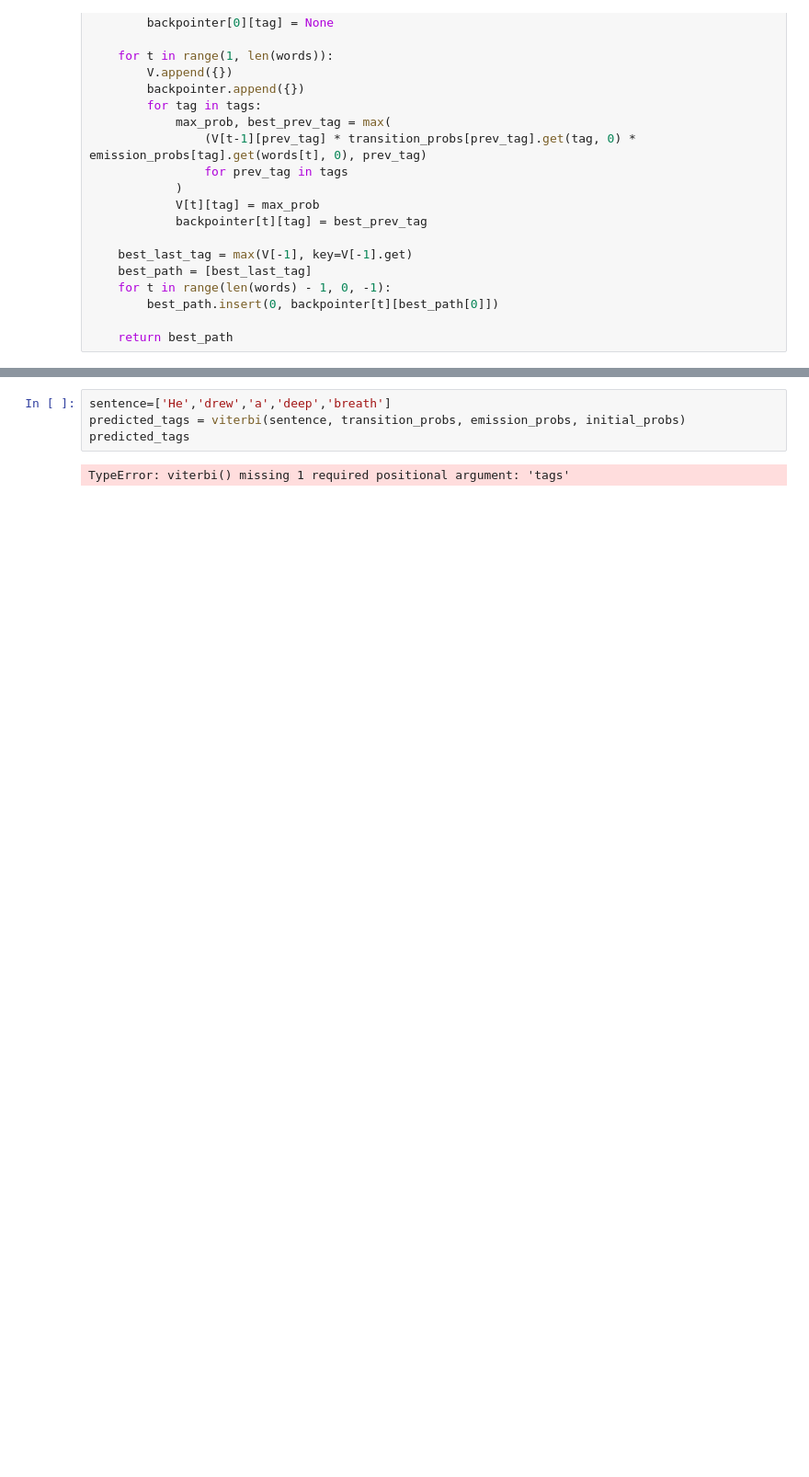
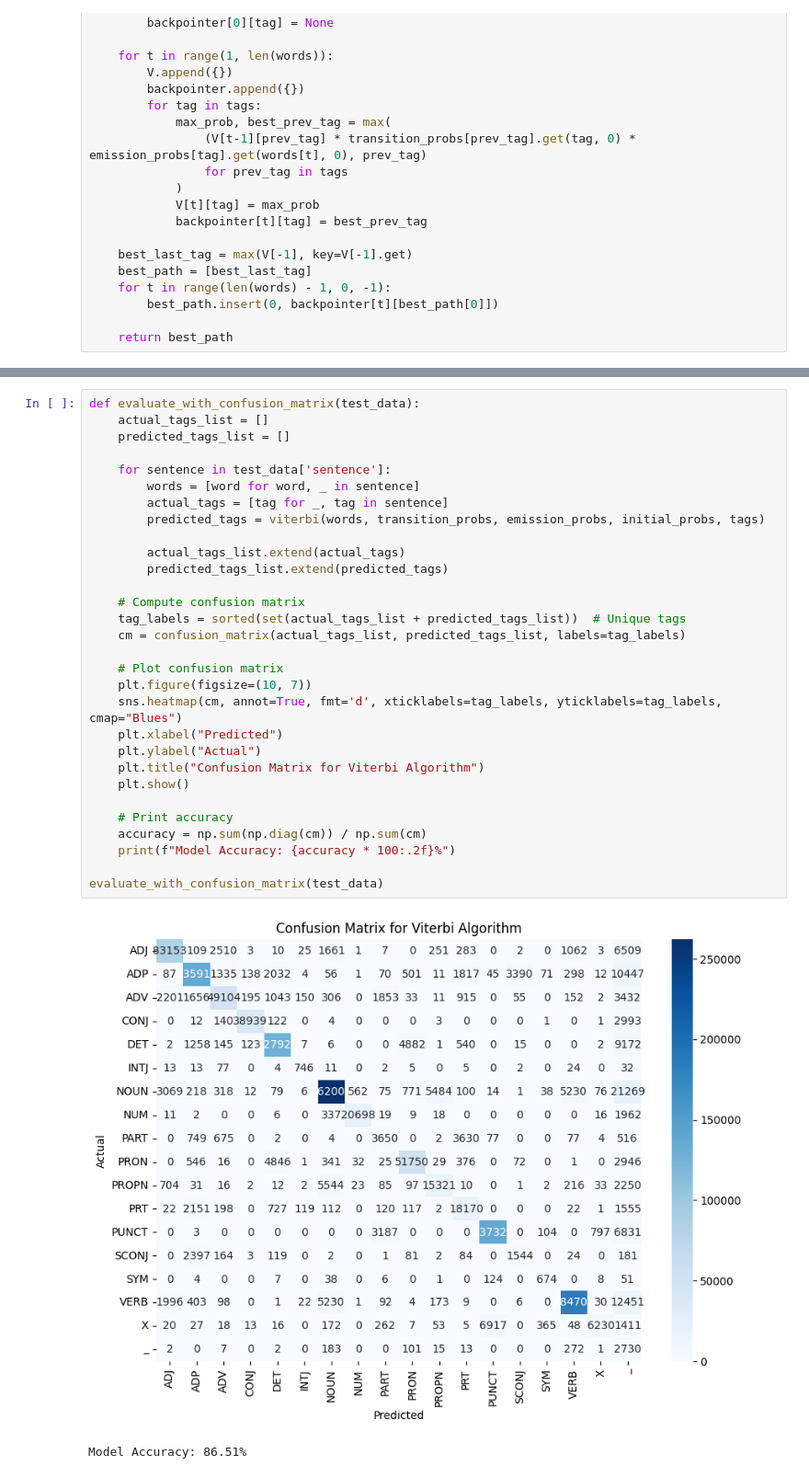
Before and after one commit to Vaibhavvv24/NLP, a Jupyter notebook: Assignment1/Final.ipynb, the cells around one changed output, grey strips where cells are left out. Shown: that part at 92% size. Saved outputs shown, nothing was run; the diff lists cells and outputs as text; blank space fills up the shorter version.

Commit message:
confusion matrix added

```diff
--- a/Assignment1/Final.ipynb
+++ b/Assignment1/Final.ipynb
@@ -283,6 +269,33 @@ Model Accuracy: 83.15894936982683%
-# %%
-sentence=['He','drew','a','deep','breath']
-predicted_tags = viterbi(sentence, transition_probs, emission_probs, initial_probs)
-predicted_tags
-# %% [output]
-TypeError: viterbi() missing 1 required positional argument: 'tags'
+# %%
+def evaluate_with_confusion_matrix(test_data):
+    actual_tags_list = []
+    predicted_tags_list = []
+
+    for sentence in test_data['sentence']:
+        words = [word for word, _ in sentence]
+        actual_tags = [tag for _, tag in sentence]
+        predicted_tags = viterbi(words, transition_probs, emission_probs, initial_probs, tags)
+
+        actual_tags_list.extend(actual_tags)
+        predicted_tags_list.extend(predicted_tags)
+
+    # Compute confusion matrix
+    tag_labels = sorted(set(actual_tags_list + predicted_tags_list))  # Unique tags
+    cm = confusion_matrix(actual_tags_list, predicted_tags_list, labels=tag_labels)
+
+    # Plot confusion matrix
+    plt.figure(figsize=(10, 7))
+    sns.heatmap(cm, annot=True, fmt='d', xticklabels=tag_labels, yticklabels=tag_labels, cmap="Blues")
+    plt.xlabel("Predicted")
+    plt.ylabel("Actual")
+    plt.title("Confusion Matrix for Viterbi Algorithm")
+    plt.show()
+
+    # Print accuracy
+    accuracy = np.sum(np.diag(cm)) / np.sum(cm)
+    print(f"Model Accuracy: {accuracy * 100:.2f}%")
+
+evaluate_with_confusion_matrix(test_data)
+# %% [output]
+[figure, added]
+Model Accuracy: 86.51%
```
Also changed, not shown: parts of 7 cells of this notebook.
